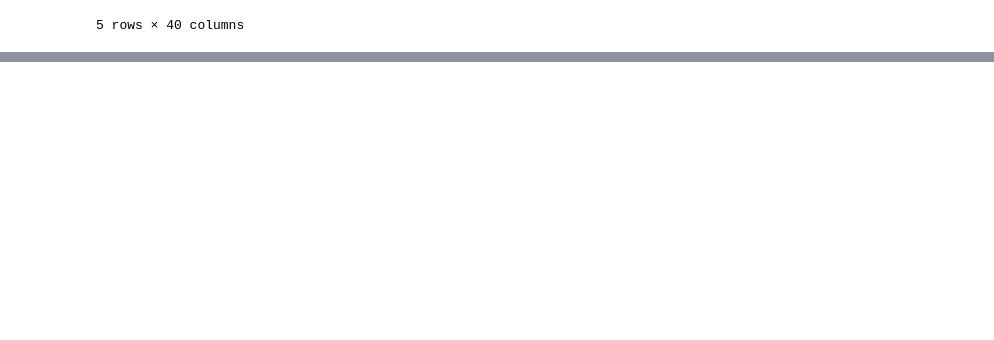
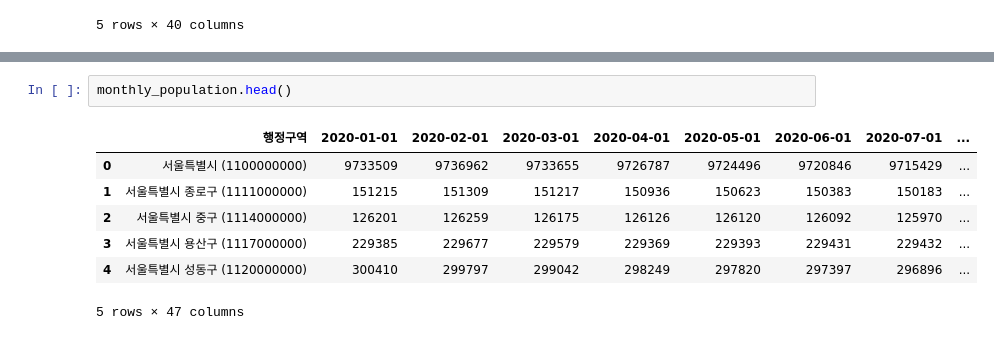
Before and after one commit to CodeArt-Team/MLcompetetion, a Jupyter notebook: 공모전/서울GovTech/돌봄서비스/데이터 읽어오기_jihwan.ipynb, the cells around one changed output, grey strips where cells are left out. Drawn from its saved outputs; the diff is of its cells as text; blank space fills up the shorter version.

```diff
--- a/공모전/서울GovTech/돌봄서비스/데이터 읽어오기_jihwan.ipynb
+++ b/공모전/서울GovTech/돌봄서비스/데이터 읽어오기_jihwan.ipynb
@@ -1012,0 +1319,10 @@ result
+# %%
+monthly_population.head()
+# %% [output]
+|  | 행정구역 | 2020-01-01 | 2020-02-01 | 2020-03-01 | 2020-04-01 | 2020-05-01 | 2020-06-01 | 2020-07-01 | ... |
+| 0 | 서울특별시 (1100000000) | 9733509 | 9736962 | 9733655 | 9726787 | 9724496 | 9720846 | 9715429 | ... |
+| 1 | 서울특별시 종로구 (1111000000) | 151215 | 151309 | 151217 | 150936 | 150623 | 150383 | 150183 | ... |
+| 2 | 서울특별시 중구 (1114000000) | 126201 | 126259 | 126175 | 126126 | 126120 | 126092 | 125970 | ... |
+| 3 | 서울특별시 용산구 (1117000000) | 229385 | 229677 | 229579 | 229369 | 229393 | 229431 | 229432 | ... |
+| 4 | 서울특별시 성동구 (1120000000) | 300410 | 299797 | 299042 | 298249 | 297820 | 297397 | 296896 | ... |
+5 rows × 47 columns
```
Also changed, not shown: parts of 32 cells of this notebook, 12 other files.
